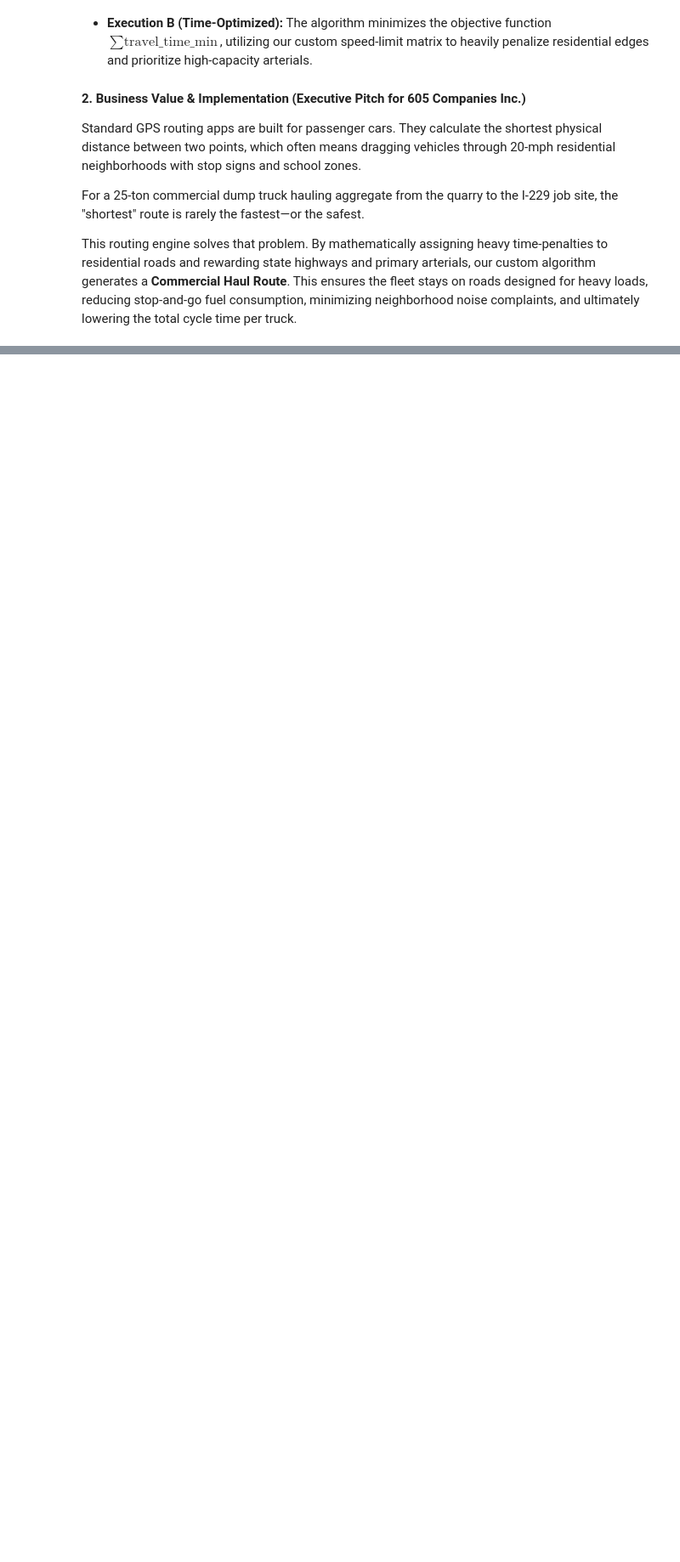
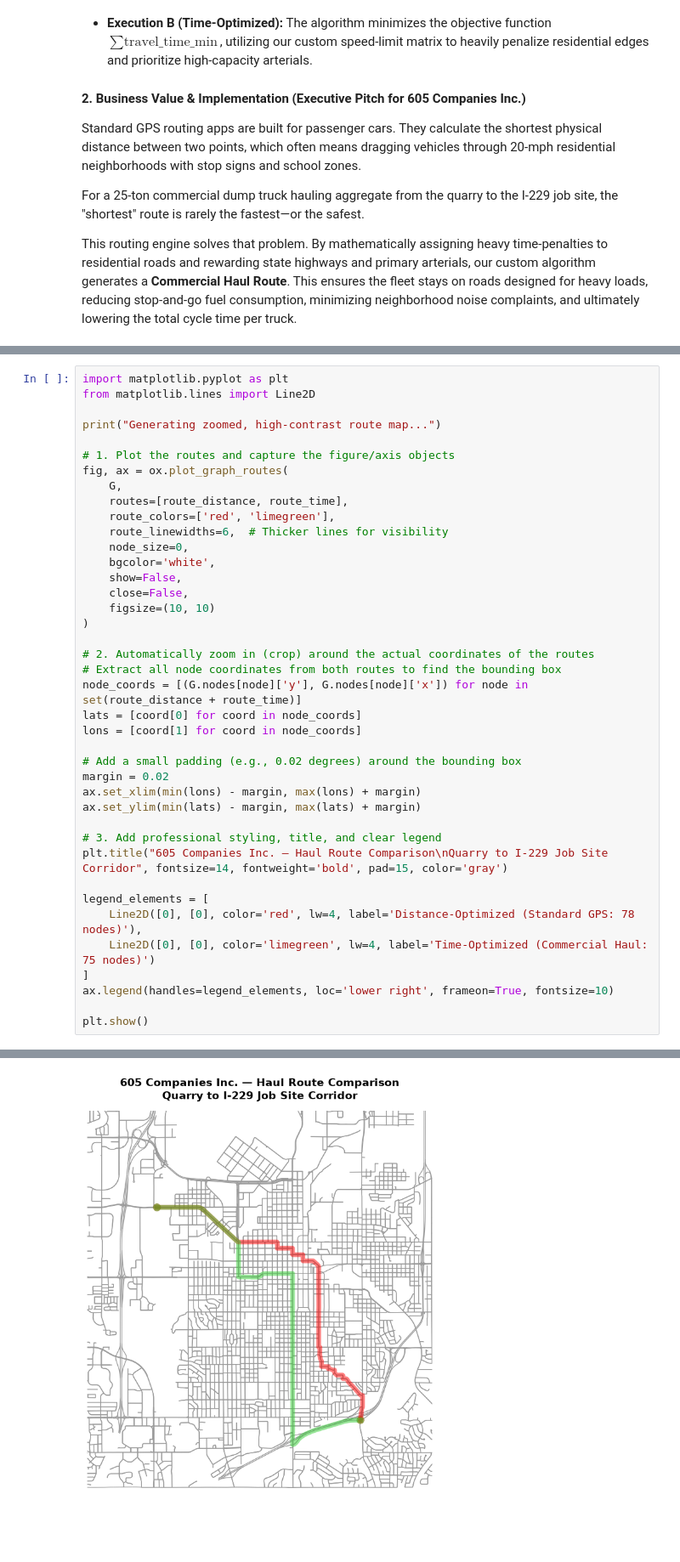
Before and after one commit to Elkay-Analytics-LLC/605-companies-inc-core-analytics-workspace, a Jupyter notebook: 605_Companies_Projects/01_haul_optimization.ipynb, the cells around one changed output, grey strips where cells are left out. Shown at 85% size. Drawn from its saved outputs; the diff is of its cells as text; blank space fills up the shorter version.

```diff
--- a/605_Companies_Projects/01_haul_optimization.ipynb
+++ b/605_Companies_Projects/01_haul_optimization.ipynb
@@ -200,0 +318,41 @@ This routing engine solves that problem. By mathematically assigning heavy time-
+# %%
+import matplotlib.pyplot as plt
+from matplotlib.lines import Line2D
+
+print("Generating zoomed, high-contrast route map...")
+
+# 1. Plot the routes and capture the figure/axis objects
+fig, ax = ox.plot_graph_routes(
+    G,
+    routes=[route_distance, route_time],
+    route_colors=['red', 'limegreen'],
+    route_linewidths=6,  # Thicker lines for visibility
+    node_size=0,
+    bgcolor='white',
+    show=False,
+    close=False,
+    figsize=(10, 10)
+)
+
+# 2. Automatically zoom in (crop) around the actual coordinates of the routes
+# Extract all node coordinates from both routes to find the bounding box
+node_coords = [(G.nodes[node]['y'], G.nodes[node]['x']) for node in set(route_distance + route_time)]
+lats = [coord[0] for coord in node_coords]
+lons = [coord[1] for coord in node_coords]
+
+# Add a small padding (e.g., 0.02 degrees) around the bounding box
+margin = 0.02
+ax.set_xlim(min(lons) - margin, max(lons) + margin)
+ax.set_ylim(min(lats) - margin, max(lats) + margin)
+
+# 3. Add professional styling, title, and clear legend
+plt.title("605 Companies Inc. — Haul Route Comparison\nQuarry to I-229 Job Site Corridor", fontsize=14, fontweight='bold', pad=15, color='gray')
+
+legend_elements = [
+    Line2D([0], [0], color='red', lw=4, label='Distance-Optimized (Standard GPS: 78 nodes)'),
+    Line2D([0], [0], color='limegreen', lw=4, label='Time-Optimized (Commercial Haul: 75 nodes)')
+]
+ax.legend(handles=legend_elements, loc='lower right', frameon=True, fontsize=10)
+
+plt.show()
+# %% [output]
@@ -200,0 +361 @@ This routing engine solves that problem. By mathematically assigning heavy time-
+[figure, added]
```
Also changed, not shown: parts of 6 cells of this notebook, 3 other files.
